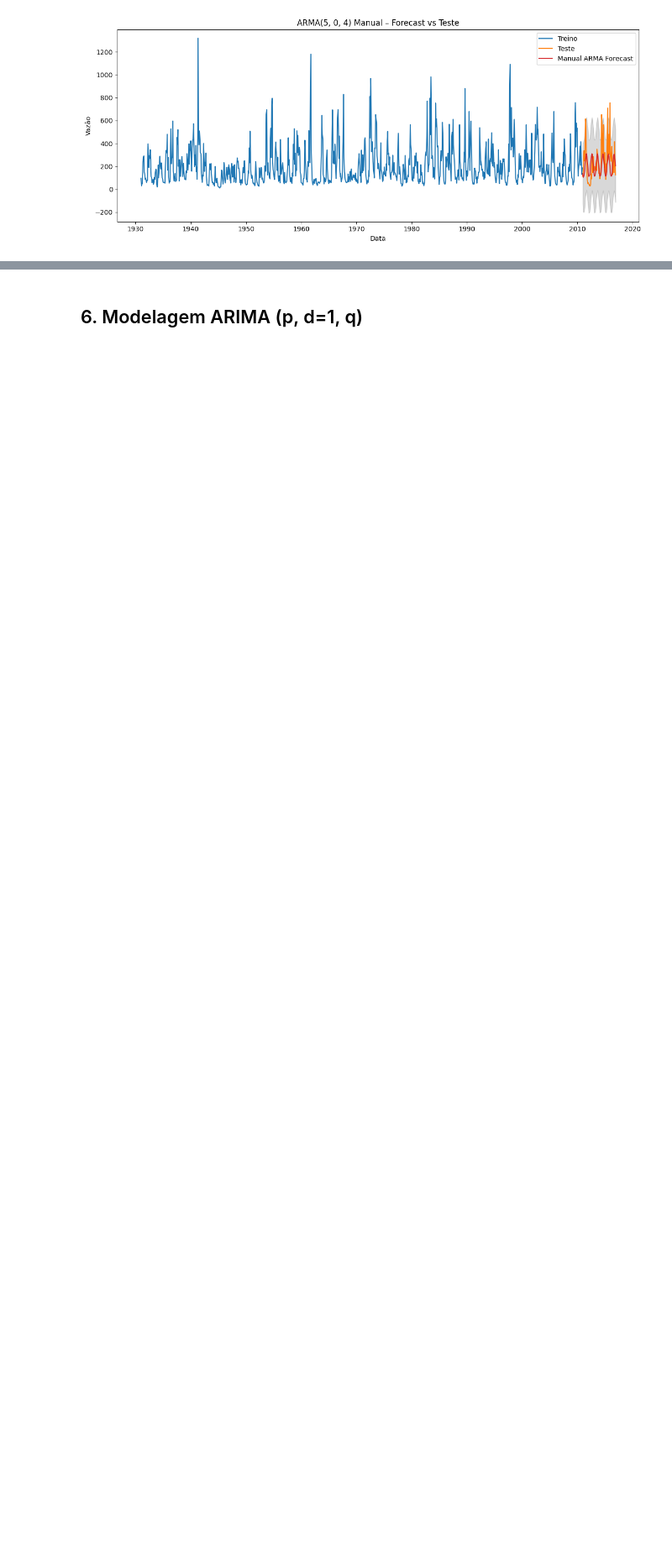
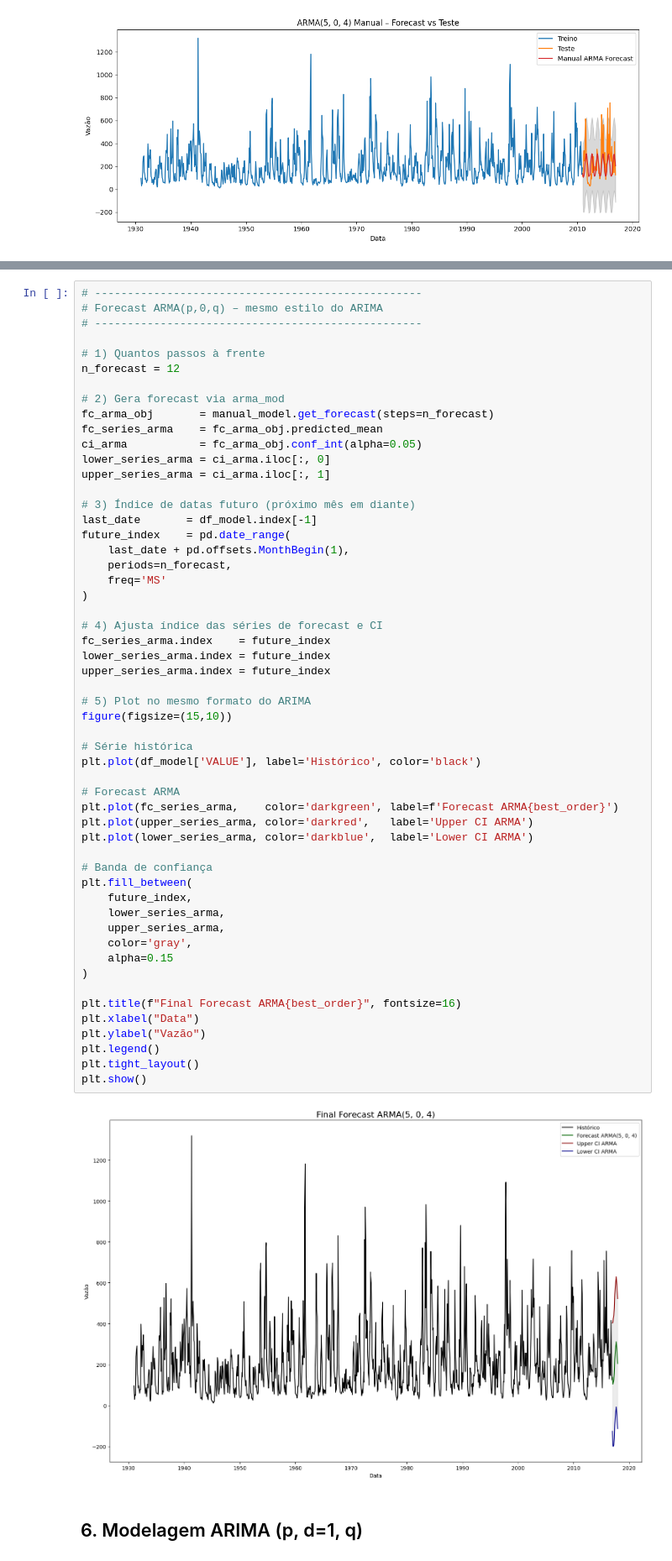
Before and after one commit to LucasMacieel/Modelagem_Analitica, a Jupyter notebook: passos_real_analysis.ipynb, the cells around one changed output, grey strips where cells are left out. Shown at 84% size. Cells and saved outputs as stored; diff of their text form; blank space fills up the shorter version.

Commit message:
arma com grafico (precisa ajeitar as importações e dar uma limpada no codigo)

```diff
--- a/passos_real_analysis.ipynb
+++ b/passos_real_analysis.ipynb
@@ -330,3 +334,59 @@ plt.show()
+# %%
+# --------------------------------------------------
+# Forecast ARMA(p,0,q) – mesmo estilo do ARIMA
+# --------------------------------------------------
+
+# 1) Quantos passos à frente
+n_forecast = 12
+
+# 2) Gera forecast via arma_mod
+fc_arma_obj       = manual_model.get_forecast(steps=n_forecast)
+fc_series_arma    = fc_arma_obj.predicted_mean
+ci_arma           = fc_arma_obj.conf_int(alpha=0.05)
+lower_series_arma = ci_arma.iloc[:, 0]
+upper_series_arma = ci_arma.iloc[:, 1]
+
+# 3) Índice de datas futuro (próximo mês em diante)
+last_date       = df_model.index[-1]
+future_index    = pd.date_range(
+    last_date + pd.offsets.MonthBegin(1),
+    periods=n_forecast,
+    freq='MS'
+)
+
+# 4) Ajusta índice das séries de forecast e CI
+fc_series_arma.index    = future_index
+lower_series_arma.index = future_index
+upper_series_arma.index = future_index
+
+# 5) Plot no mesmo formato do ARIMA
+figure(figsize=(15,10))
+
+# Série histórica
+plt.plot(df_model['VALUE'], label='Histórico', color='black')
+
+# Forecast ARMA
+plt.plot(fc_series_arma,    color='darkgreen', label=f'Forecast ARMA{best_order}')
+plt.plot(upper_series_arma, color='darkred',   label='Upper CI ARMA')
+plt.plot(lower_series_arma, color='darkblue',  label='Lower CI ARMA')
+
+# Banda de confiança
+plt.fill_between(
+    future_index,
+    lower_series_arma,
+    upper_series_arma,
+    color='gray',
+    alpha=0.15
+)
+
+plt.title(f"Final Forecast ARMA{best_order}", fontsize=16)
+plt.xlabel("Data")
+plt.ylabel("Vazão")
+plt.legend()
+plt.tight_layout()
+plt.show()
+# %% [output]
+[figure, added]
 # %% [markdown]
 ## 6. Modelagem ARIMA (p, d=1, q)
 # %%
```
Also changed, not shown: parts of 4 cells of this notebook.
